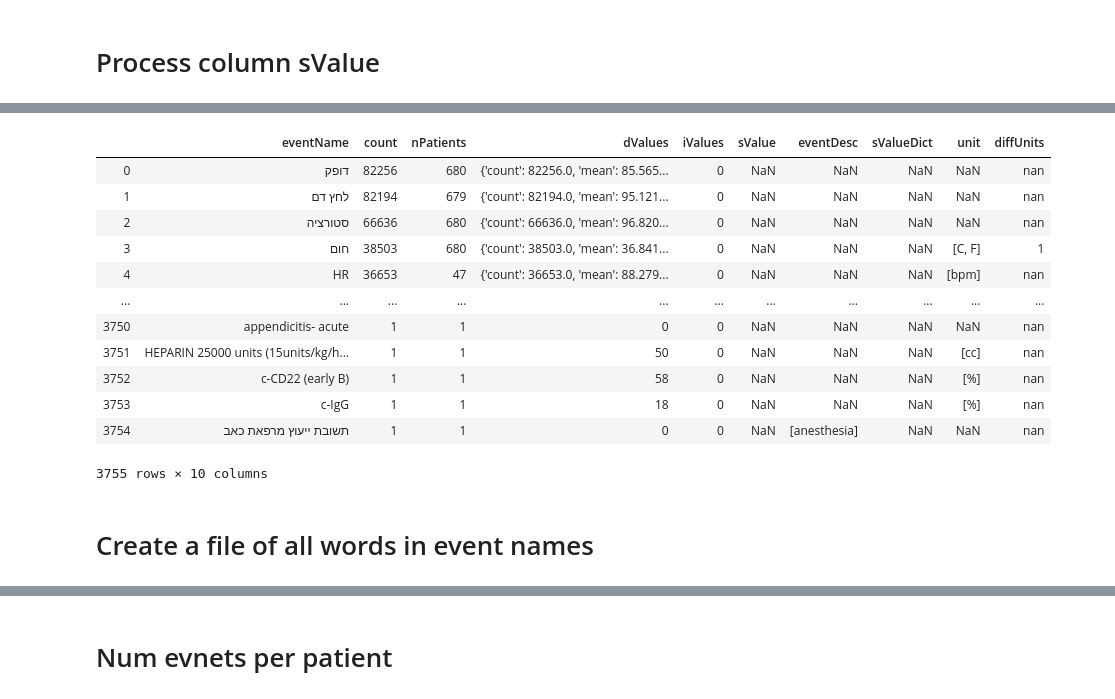
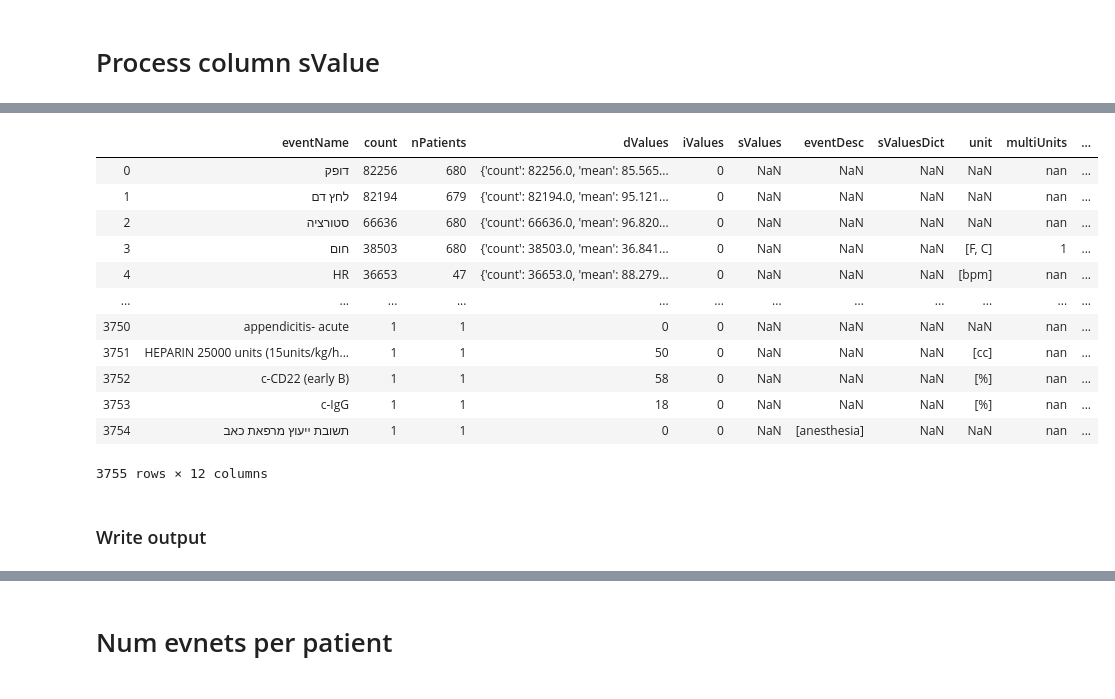
Before and after one commit to nomihadar/Anastomotic-Leak-Prediction, a Jupyter notebook: Scripts/parseData1.ipynb, the cells around one changed output, grey strips where cells are left out. Saved outputs shown, nothing was run; the diff lists cells and outputs as text; code cells hidden in the pictures.

```diff
--- a/Scripts/parseData1.ipynb
+++ b/Scripts/parseData1.ipynb
@@ -166,8 +162,5 @@ pd.Series(list(set(pd.Series(['a', 'b', 'c','a']))))
 2    a
 dtype: object
-# %%
-#strip events
-df["eventName"] = df["eventName"].str.strip()
 # %% [markdown]
 ### Empty events names
 
@@ -208,3 +208,9 @@ df[df["eventName"].isna()].to_excel(path, index = False)
+# %%
+#read source names dictionary
+sources = pd.read_excel(ORGANIZE_EVENTS_PATH + "sourceNamesDict.xlsx")
+sources_dict = dict(zip(sources["sourceName"], sources["alterName"]))
+
+df['source'] = df['sourceName'].replace(sources_dict)
 # %% [markdown]
 # Explore Event Value
 ### Columns bValue, dValue, iValue, sValue
@@ -406,20 +413,17 @@ def getUniqueList(x):
     #return a unique
     if not x.any():
         return np.nan
-    x.dropna(inplace=True)
-    x.sort_values(inplace=True)
+    x = x.dropna().sort_values()
     return list(set(x))
 
 def getDescription(x):
     #return a description of the values
     if x.notna().any():
-
         if x.nunique() == 1:
             return x.min()
         else:
             des = x.describe(percentiles=[0.1, 0.25, 0.5, 0.75, 0.8, 0.9, 0.99])
             return des.to_dict()
-
     return np.nan
 
 def createDict(x):
@@ -428,64 +432,71 @@ def createDict(x):
         return {str(item) : "None" for item in ls}
     return np.nan
 
-def diffUnits(x):
-
+def isUnique(x): #
     if not x.any():
         return np.nan
-    x.dropna(inplace=True)
-    x.sort_values(inplace=True)
-    x = x.str.capitalize()
-    ls = list(set(x))
-    if len(ls) > 1:
+    x = x.dropna().sort_values().str.capitalize()
+    if x.nunique() > 1:
         return 1
-    else:
+    return np.nan
+
+def sourceName(x):
+    if not x.any():
         return np.nan
-
-
+    x = x.dropna().drop_duplicates().values
+    if len(x) > 1:
+        return list(x)
+    return list(x)[0]
 
 #grouped by eventName events and return all unique values in each value column
 grouped = df.groupby('eventName')
 
 aggs = grouped.agg(
     #count number of events
     count = pd.NamedAgg(column='eventName', aggfunc= 'size'),
 
     #get number of unique patients
     nPatients = pd.NamedAgg(column='pid', aggfunc= 'nunique'),
 
     #for numeric values
     dValues = pd.NamedAgg(column= 'dValue', aggfunc= getDescription),
     iValues = pd.NamedAgg(column= 'iValue', aggfunc= getDescription),
 
     #for text values
-    sValue = pd.NamedAgg(column= 'sValue', aggfunc= getUniqueList),
+    sValues = pd.NamedAgg(column= 'sValue', aggfunc= getUniqueList),
     eventDesc = pd.NamedAgg(column= 'eventDesc', aggfunc= getUniqueList),
 
     #create dict from sValues
-    sValueDict = pd.NamedAgg(column='sValue', aggfunc=createDict),
+    sValuesDict = pd.NamedAgg(column='sValue', aggfunc=createDict),
 
     #get measure
     unit = pd.NamedAgg(column='unitOfMeasure', aggfunc= getUniqueList),
+    #if there are several units
+    multiUnits = pd.NamedAgg(column='unitOfMeasure', aggfunc=isUnique),
 
-    diffUnits = pd.NamedAgg(column='unitOfMeasure', aggfunc=diffUnits)
+    #sourceName
+    source = pd.NamedAgg(column='source', aggfunc=getUniqueList),
+    multiSources = pd.NamedAgg(column='source', aggfunc=isUnique)
 )
 
-aggs = aggs.sort_values(by='count', ascending=False).reset_index()
+aggs_res = aggs.sort_values(by='count', ascending=False).reset_index()
 
-aggs
+aggs_res
 # %% [output]
-|  | eventName | count | nPatients | dValues | iValues | sValue | eventDesc | sValueDict | unit | diffUnits |
-| 0 | דופק | 82256 | 680 | {'count': 82256.0, 'mean': 85.565... | 0 | NaN | NaN | NaN | NaN | nan |
-| 1 | לחץ דם | 82194 | 679 | {'count': 82194.0, 'mean': 95.121... | 0 | NaN | NaN | NaN | NaN | nan |
-| 2 | סטורציה | 66636 | 680 | {'count': 66636.0, 'mean': 96.820... | 0 | NaN | NaN | NaN | NaN | nan |
-| 3 | חום | 38503 | 680 | {'count': 38503.0, 'mean': 36.841... | 0 | NaN | NaN | NaN | [C, F] | 1 |
-| 4 | HR | 36653 | 47 | {'count': 36653.0, 'mean': 88.279... | 0 | NaN | NaN | NaN | [bpm] | nan |
-| ... | ... | ... | ... | ... | ... | ... | ... | ... | ... | ... |
-| 3750 | appendicitis- acute | 1 | 1 | 0 | 0 | NaN | NaN | NaN | NaN | nan |
-| 3751 | HEPARIN 25000 units (15units/kg/h... | 1 | 1 | 50 | 0 | NaN | NaN | NaN | [cc] | nan |
-| 3752 | c-CD22 (early B) | 1 | 1 | 58 | 0 | NaN | NaN | NaN | [%] | nan |
-| 3753 | c-IgG | 1 | 1 | 18 | 0 | NaN | NaN | NaN | [%] | nan |
-| 3754 | תשובת ייעוץ מרפאת כאב | 1 | 1 | 0 | 0 | NaN | [anesthesia] | NaN | NaN | nan |
+|  | eventName | count | nPatients | dValues | iValues | sValues | eventDesc | sValuesDict | unit | multiUnits | ... |
+| 0 | דופק | 82256 | 680 | {'count': 82256.0, 'mean': 85.565... | 0 | NaN | NaN | NaN | NaN | nan | ... |
+| 1 | לחץ דם | 82194 | 679 | {'count': 82194.0, 'mean': 95.121... | 0 | NaN | NaN | NaN | NaN | nan | ... |
+| 2 | סטורציה | 66636 | 680 | {'count': 66636.0, 'mean': 96.820... | 0 | NaN | NaN | NaN | NaN | nan | ... |
+| 3 | חום | 38503 | 680 | {'count': 38503.0, 'mean': 36.841... | 0 | NaN | NaN | NaN | [F, C] | 1 | ... |
+| 4 | HR | 36653 | 47 | {'count': 36653.0, 'mean': 88.279... | 0 | NaN | NaN | NaN | [bpm] | nan | ... |
+| ... | ... | ... | ... | ... | ... | ... | ... | ... | ... | ... | ... |
+| 3750 | appendicitis- acute | 1 | 1 | 0 | 0 | NaN | NaN | NaN | NaN | nan | ... |
+| 3751 | HEPARIN 25000 units (15units/kg/h... | 1 | 1 | 50 | 0 | NaN | NaN | NaN | [cc] | nan | ... |
+| 3752 | c-CD22 (early B) | 1 | 1 | 58 | 0 | NaN | NaN | NaN | [%] | nan | ... |
+| 3753 | c-IgG | 1 | 1 | 18 | 0 | NaN | NaN | NaN | [%] | nan | ... |
+| 3754 | תשובת ייעוץ מרפאת כאב | 1 | 1 | 0 | 0 | NaN | [anesthesia] | NaN | NaN | nan | ... |
-3755 rows × 10 columns
+3755 rows × 12 columns
+# %% [markdown]
+### Write output
 # %%
 #write to file
@@ -494,2 +505,0 @@ aggs.to_excel(output_path, index=False, float_format="%.2f" ) #uncomment to writ
-# %% [markdown]
-# Create a file of all words in event names
```
Also changed, not shown: parts of 29 cells of this notebook, 5 other files.
